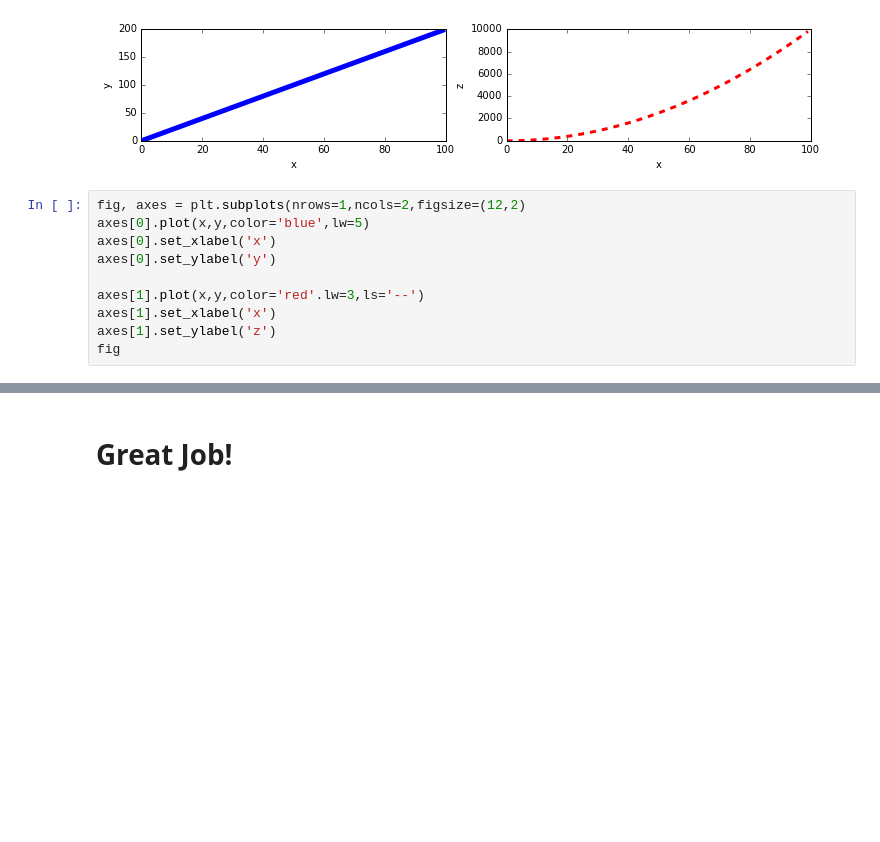
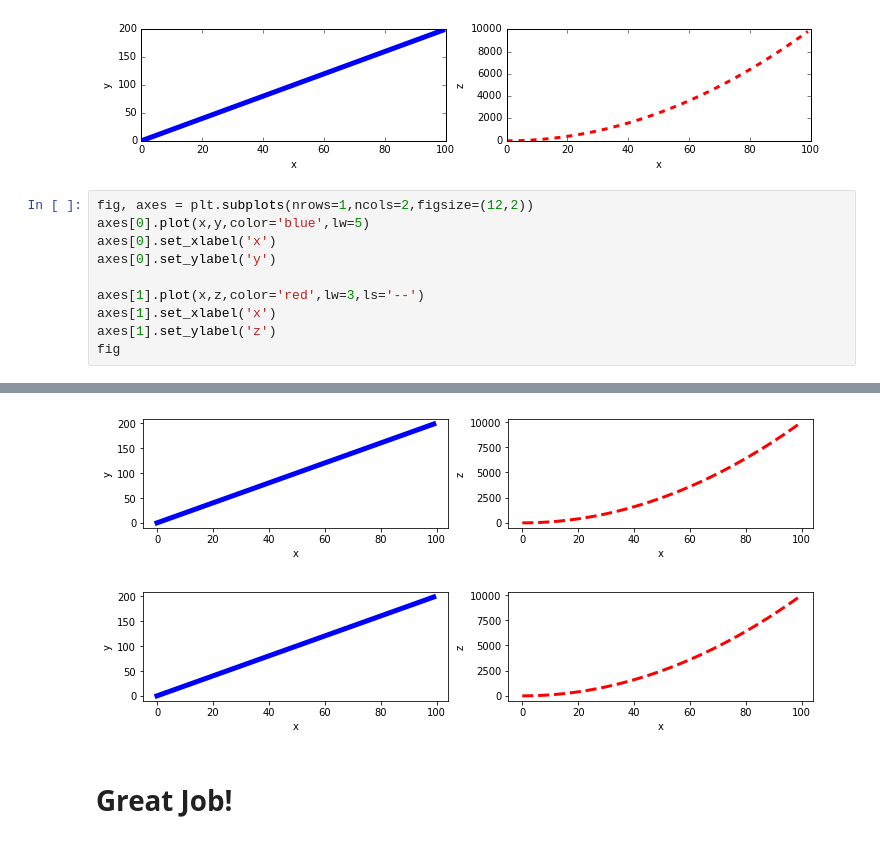
Before and after one commit to Joseorina/symmetrical-umbrella, a Jupyter notebook: Exercises/02-Matplotlib Exercises.ipynb, the cells around one changed output, grey strips where cells are left out. Drawn from its saved outputs; the diff is of its cells as text; blank space fills up the shorter version.

```diff
--- a/Exercises/02-Matplotlib Exercises.ipynb
+++ b/Exercises/02-Matplotlib Exercises.ipynb
@@ -138,12 +138,12 @@ fig
 <matplotlib.text.Text at 0x...>
 [figure]
 # %%
-fig, axes = plt.subplots(nrows=1,ncols=2,figsize=(12,2)
+fig, axes = plt.subplots(nrows=1,ncols=2,figsize=(12,2))
 axes[0].plot(x,y,color='blue',lw=5)
 axes[0].set_xlabel('x')
 axes[0].set_ylabel('y')
 
-axes[1].plot(x,y,color='red'.lw=3,ls='--')
+axes[1].plot(x,z,color='red',lw=3,ls='--')
 axes[1].set_xlabel('x')
 axes[1].set_ylabel('z')
 fig
@@ -152,2 +151,4 @@ SyntaxError: invalid syntax (<ipython-input-22-7f808c75e6e9>, line 2)
+[figure, added]
+[figure, added]
 # %% [markdown]
 # Great Job!
```
Also changed, not shown: parts of 1 cell of this notebook.
